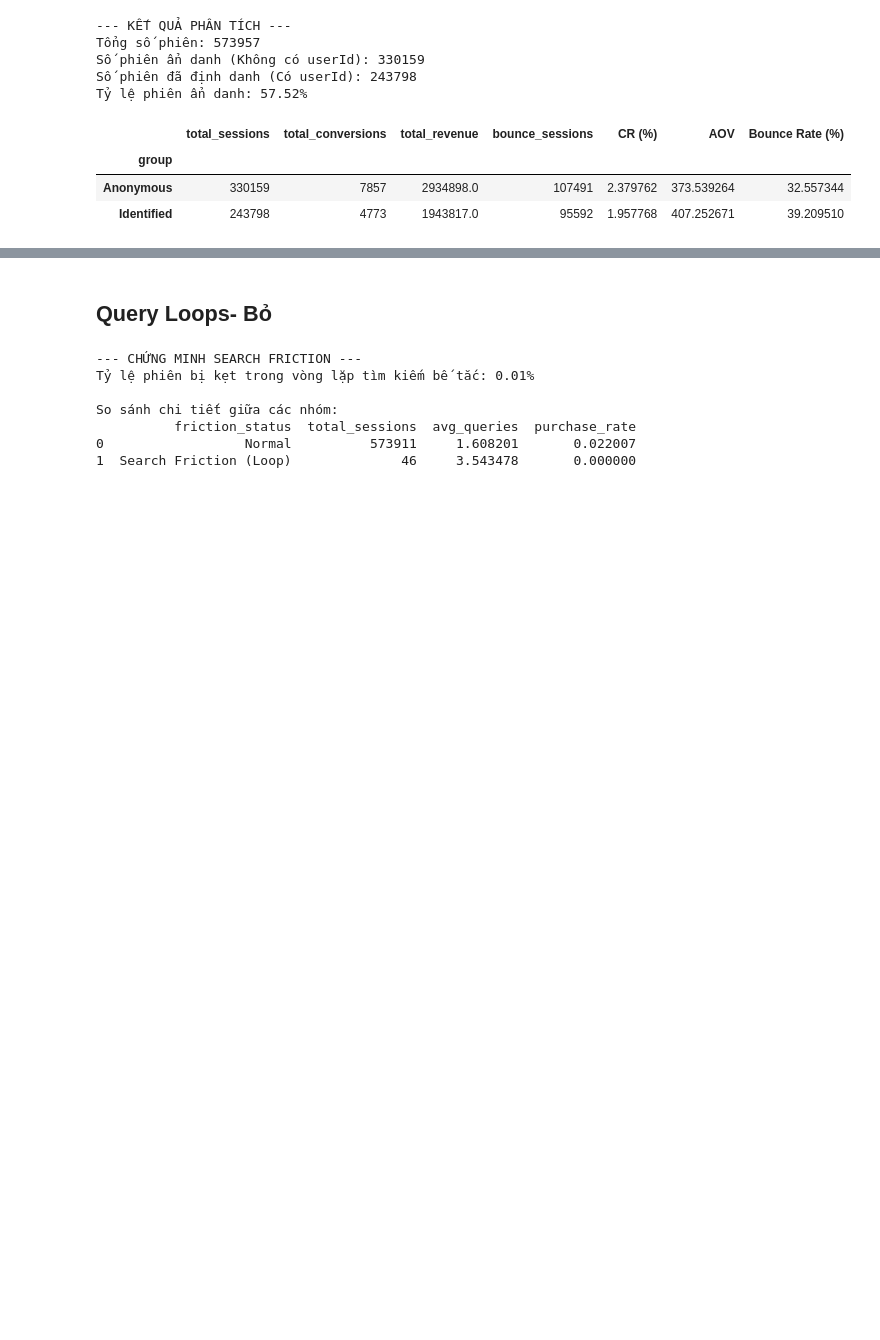
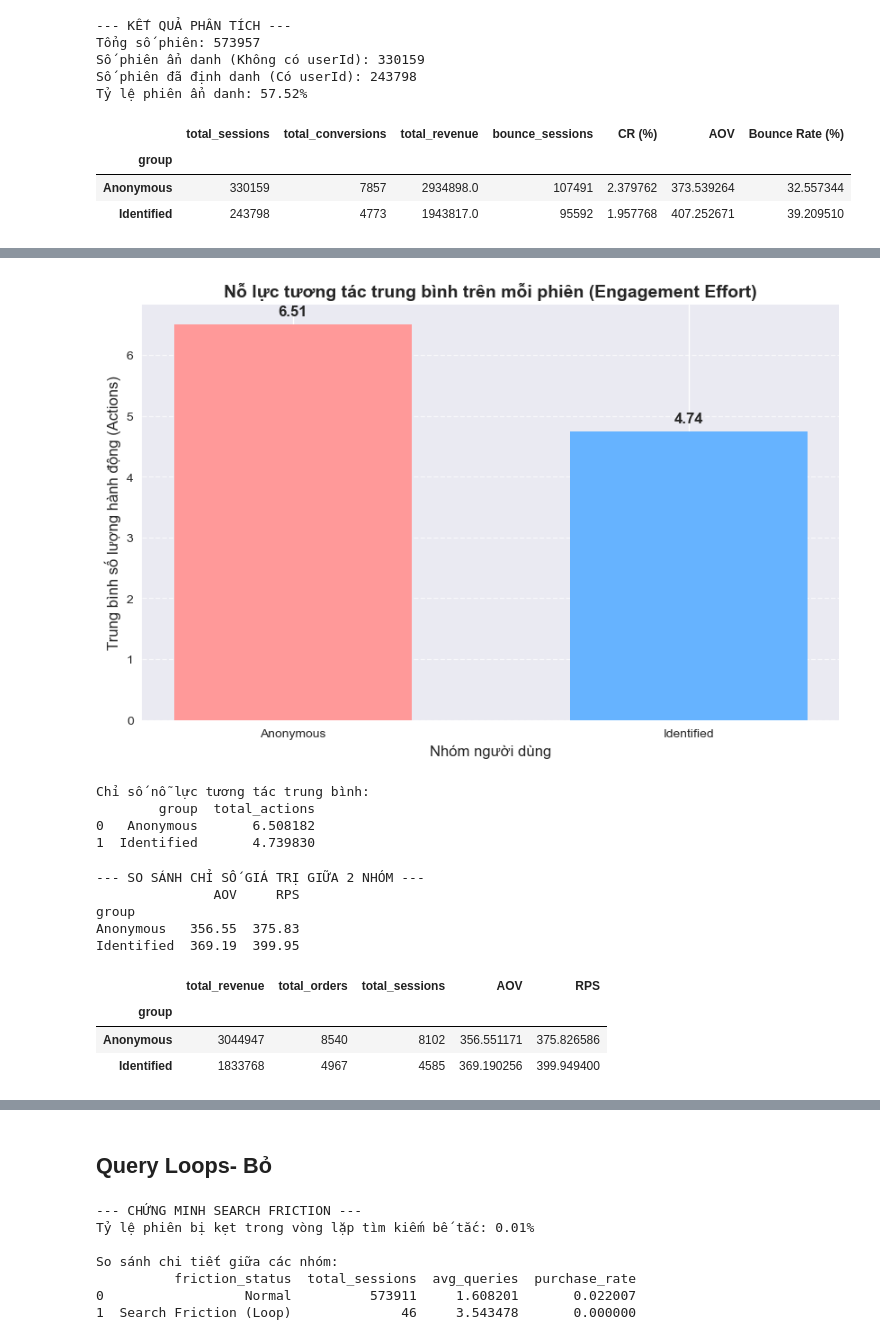
Before and after one commit to trantuan1701/ddm-diginetica-recommendation, a Jupyter notebook: notebooks/04_kpi_graph_analysis.ipynb, the cells around one changed output, grey strips where cells are left out. Drawn from its saved outputs; the diff is of its cells as text; code cells hidden in the pictures; blank space fills up the shorter version.

```diff
--- a/notebooks/04_kpi_graph_analysis.ipynb
+++ b/notebooks/04_kpi_graph_analysis.ipynb
@@ -889,0 +973,80 @@ cr_report
+# %%
+# 1. Xác định nhóm cho từng phiên và đếm số lượng hành động
+# Ta group theo sessionId để biết phiên đó có userId hay không và có bao nhiêu dòng (actions)
+session_engagement = all_events.groupby('sessionId').agg(
+    userId=('userId', 'first'),
+    total_actions=('action_type', 'count')
+).reset_index()
+
+# 2. Phân loại nhóm dựa trên cột userId (NaN là Anonymous, còn lại là Identified)
+session_engagement['group'] = session_engagement['userId'].apply(
+    lambda x: 'Identified' if pd.notna(x) else 'Anonymous'
+)
+
+# 3. Tính toán nỗ lực tương tác trung bình (Average Actions per Session)
+engagement_effort = session_engagement.groupby('group')['total_actions'].mean().reset_index()
+
+# 4. Vẽ biểu đồ
+plt.figure(figsize=(10, 6))
+colors = ['#ff9999', '#66b3ff']
+bars = plt.bar(engagement_effort['group'], engagement_effort['total_actions'], color=colors, width=0.6)
+
+# Thêm số liệu cụ thể trên đầu cột
+for bar in bars:
+    yval = bar.get_height()
+    plt.text(bar.get_x() + bar.get_width()/2, yval + 0.1, round(yval, 2), ha='center', va='bottom', fontsize=12, fontweight='bold')
+
+plt.title('Nỗ lực tương tác trung bình trên mỗi phiên (Engagement Effort)', fontsize=14, fontweight='bold')
+plt.ylabel('Trung bình số lượng hành động (Actions)', fontsize=12)
+plt.xlabel('Nhóm người dùng', fontsize=12)
+plt.grid(axis='y', linestyle='--', alpha=0.7)
+
+plt.show()
+
+# In ra bảng số liệu để bạn check
+print("Chỉ số nỗ lực tương tác trung bình:")
+print(engagement_effort)
+# %% [output]
+[figure, added]
+Chỉ số nỗ lực tương tác trung bình:
+        group  total_actions
+0   Anonymous       6.508182
+1  Identified       4.739830
+# %%
+# 1. Phân loại nhóm ngay trong bảng purchase_data
+# Nếu userId là NaN thì là Anonymous, ngược lại là Identified
+purchase_data['group'] = purchase_data['userId'].apply(
+    lambda x: 'Identified' if pd.notna(x) else 'Anonymous'
+)
+
+# 2. Tính toán các chỉ số theo nhóm
+# Chúng ta cần: Tổng doanh thu, Tổng số đơn hàng (ordernumber), Tổng số phiên (sessionId)
+metrics_by_group = purchase_data.groupby('group').agg(
+    total_revenue=('actual_price', 'sum'),
+    total_orders=('ordernumber', 'nunique'),
+    total_sessions=('sessionId', 'nunique')
+)
+
+# 3. Tính AOV và RPS
+# AOV = Tổng doanh thu / Tổng số đơn hàng
+metrics_by_group['AOV'] = metrics_by_group['total_revenue'] / metrics_by_group['total_orders']
+
+# RPS = Tổng doanh thu / Tổng số phiên (trong tập purchase)
+metrics_by_group['RPS'] = metrics_by_group['total_revenue'] / metrics_by_group['total_sessions']
+
+# Hiển thị kết quả
+print("--- SO SÁNH CHỈ SỐ GIÁ TRỊ GIỮA 2 NHÓM ---")
+print(metrics_by_group[['AOV', 'RPS']].round(2))
+# %% [output]
+--- SO SÁNH CHỈ SỐ GIÁ TRỊ GIỮA 2 NHÓM ---
+               AOV     RPS
+group
+Anonymous   356.55  375.83
+Identified  369.19  399.95
+# %%
+metrics_by_group
+# %% [output]
+|  | total_revenue | total_orders | total_sessions | AOV | RPS |
+| group |  |  |  |  |  |
+| Anonymous | 3044947 | 8540 | 8102 | 356.551171 | 375.826586 |
+| Identified | 1833768 | 4967 | 4585 | 369.190256 | 399.949400 |
```
Also changed, not shown: parts of 5 cells of this notebook.
